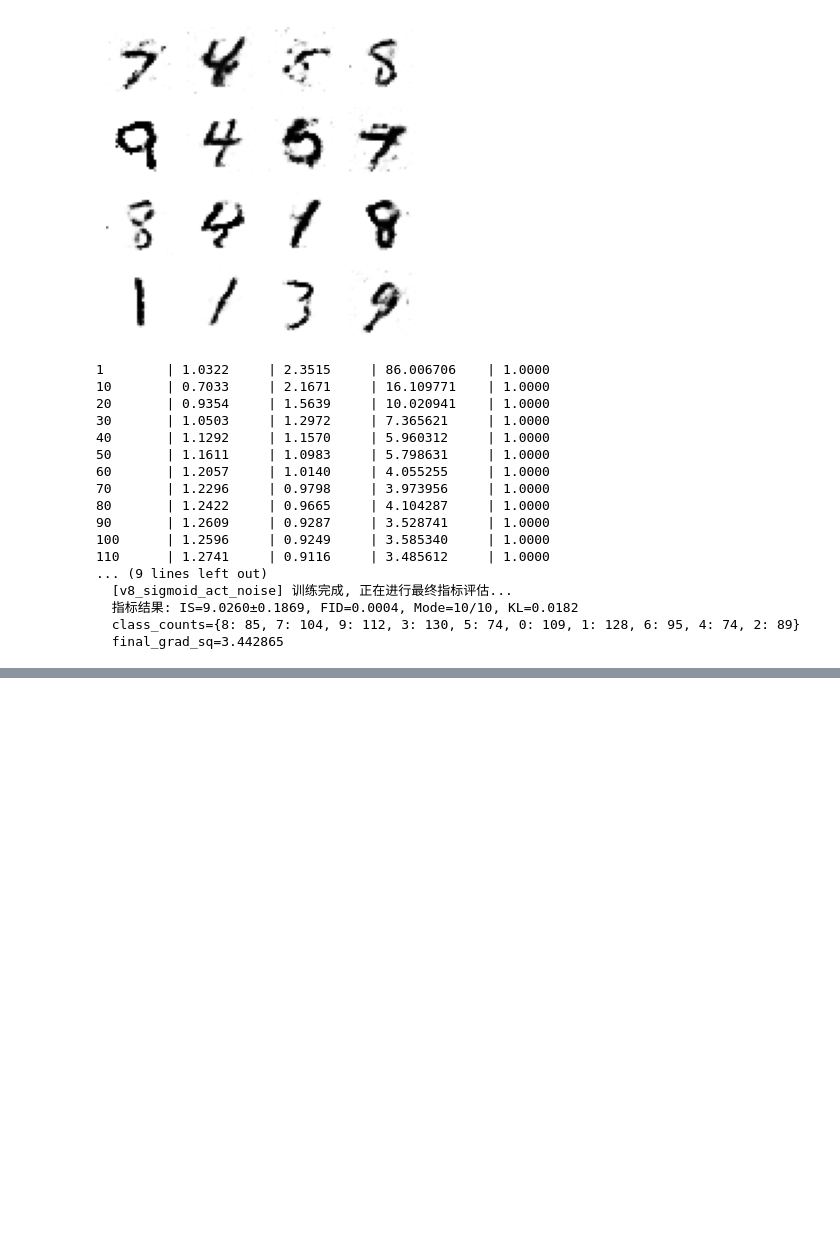
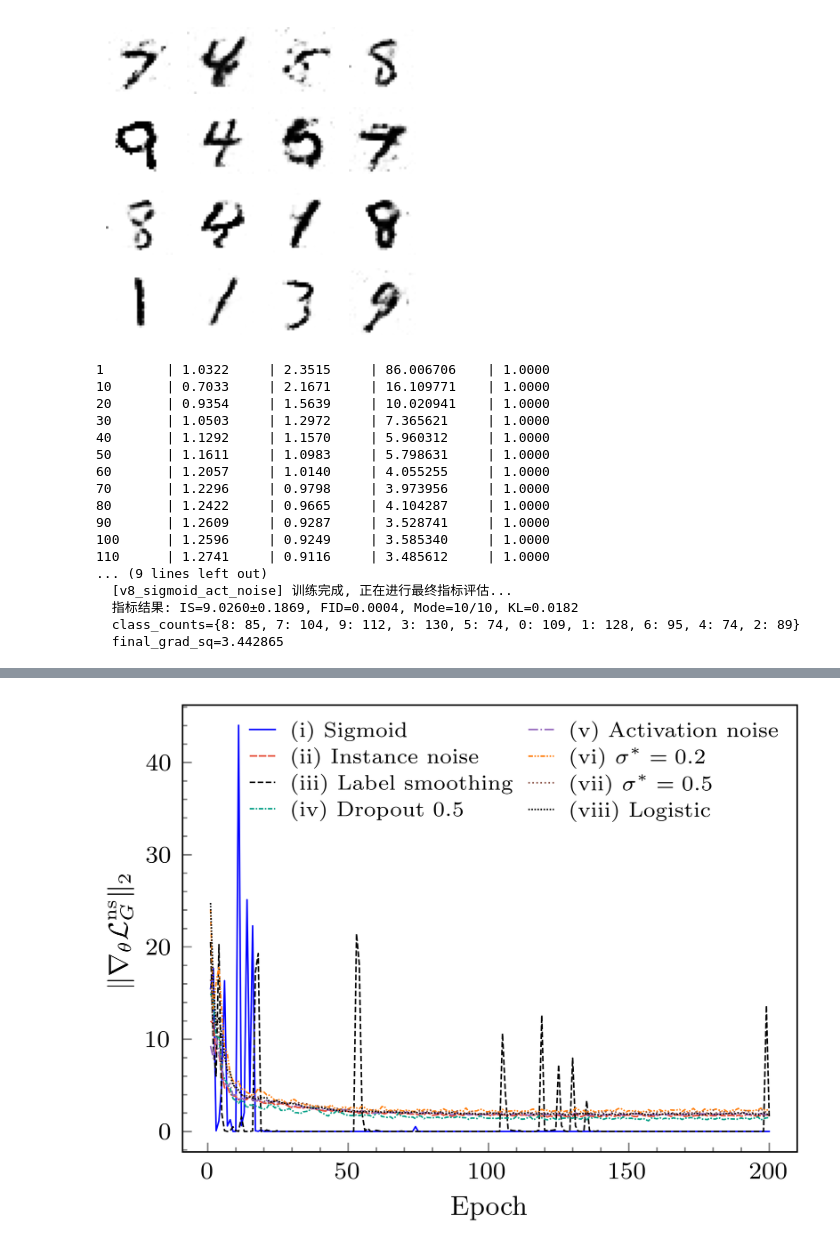
Before and after one commit to resonance-dfb/learning-noise-injection, a Jupyter notebook: Fig14-15 compare.ipynb, the cells around one changed output, grey strips where cells are left out. Cells and saved outputs as stored; diff of their text form; code cells hidden in the pictures; blank space fills up the shorter version.

```diff
--- a/Fig14-15 compare.ipynb
+++ b/Fig14-15 compare.ipynb
@@ -1220,0 +1261,67 @@ Epoch    | D Loss     | G Loss     | Grad Norm^2  | Sigma
+# %%
+import numpy as np
+import matplotlib.pyplot as plt
+import matplotlib as mpl
+import scienceplots
+
+plt.style.use(['science', 'ieee'])
+plt.rcParams['font.serif'] = ['Times New Roman']
+mpl.rcParams['figure.dpi'] = 1000
+mpl.rcParams['axes.unicode_minus'] = False
+
+BASE = "D:/PRE2025/resultsablation"
+
+variants = {
+    r"(i) Sigmoid":                 f"{BASE}/v1_sigmoid/epoch_grad_norm.npy",
+    r"(ii) Instance noise":          f"{BASE}/v2_sigmoid_instance_noise/epoch_grad_norm.npy",
+    r"(iii) Label smoothing":        f"{BASE}/v3_sigmoid_label_smooth/epoch_grad_norm.npy",
+    r"(iv) Dropout $0.5$":        f"{BASE}/v4_sigmoid_dropout05/epoch_grad_norm.npy",
+    r"(v) Activation noise":            f"{BASE}/v8_sigmoid_act_noise/epoch_grad_norm.npy",
+    r"(vi) $\sigma^\ast=0.2$":     f"{BASE}/v5_logistic_fixed_sigma0p2/epoch_grad_norm.npy",
+    r"(vii) $\sigma^\ast=0.5$":    f"{BASE}/v6_logistic_fixed_sigma0p5/epoch_grad_norm.npy",
+    r"(viii) Logistic":    f"{BASE}/v7_logistic_adaptive_sigma0p2/epoch_grad_norm.npy",
+}
+
+curves = {lab: np.sqrt(np.load(p)) for lab, p in variants.items()}
+labels = list(curves.keys())
+
+colors = ['b', '#E64B35', 'k', '#00A087',
+          '#9467BD', '#FF7F0E', '#8C564B', 'k']
+
+# 8 种互不相同的线型
+linestyles = [
+    '-',                              # (i)   solid
+    (0, (5, 1)),                      # (ii)  densely dashed
+    '--',                             # (iii) dashed
+    (0, (3, 1, 1, 1)),                # (iv)  densely dashdotted
+    '-.',                             # (v)   dashdot
+    (0, (3, 1, 1, 1, 1, 1)),          # (vi)  densely dashdotdotted
+    ':',                              # (vii) dotted
+    (0, (1, 1)),                      # (viii) densely dotted
+]
+
+fig, ax = plt.subplots(figsize=(3.4, 2.6))
+for lab, col, ls in zip(labels, colors, linestyles):
+    y = curves[lab]
+    x = np.arange(1, len(y) + 1)
+    ax.plot(x, y, color=col, linestyle=ls, linewidth=0.5, label=lab)
+
+for spine in ax.spines.values():
+    spine.set_linewidth(0.5)
+    spine.set_color('k')
+
+ax.set_xlabel('Epoch', fontsize=9)
+ax.set_ylabel(r'$\|\nabla_\theta \mathcal{L}_G^{\mathrm{ns}}\|_2$', fontsize=9)
+ax.tick_params(axis='x', which='both', top=False,   labelsize=8, width=0.5, color='gray')
+ax.tick_params(axis='y', which='both', right=False, labelsize=8, width=0.5, color='gray')
+
+ax.legend(fontsize=7, loc='upper right', frameon=False,
+          handlelength=1.2,            # 线型更长一点，图例里才能看清 dash 模式
+          labelspacing=0.25, borderpad=0.25,
+          ncol=2, columnspacing=0.6)
+
+plt.tight_layout()
+plt.savefig('D:/PRE2025/FigAblation.eps', dpi=1000, bbox_inches='tight')
+plt.show()
+# %% [output]
+[figure, added]
```
Also changed, not shown: parts of 2 cells of this notebook.
